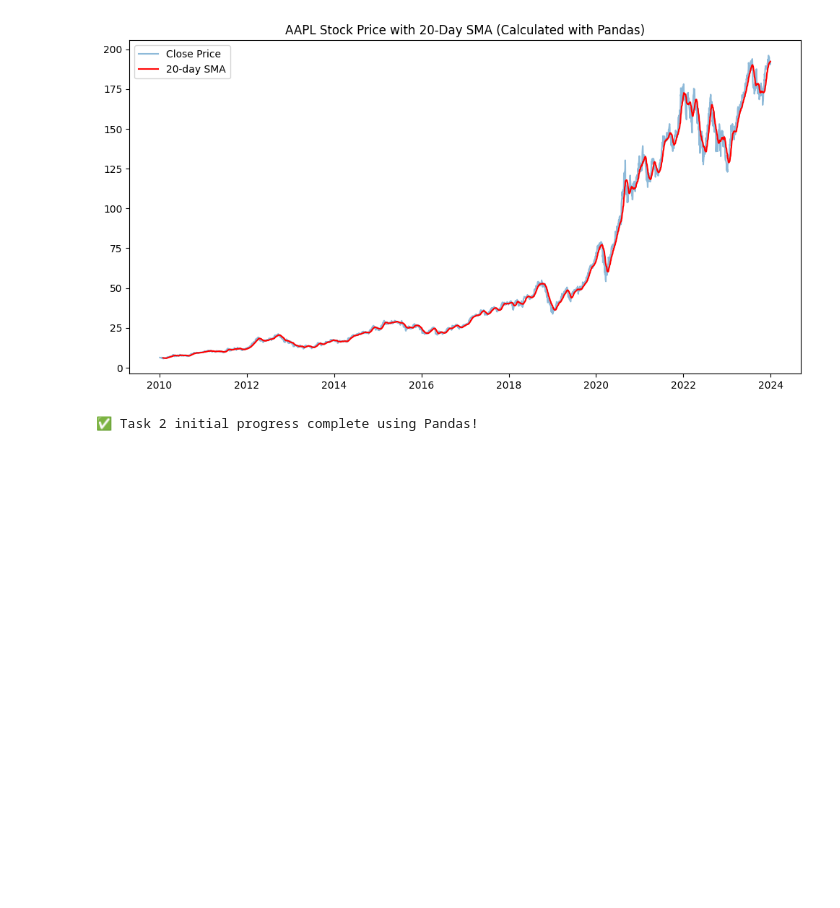
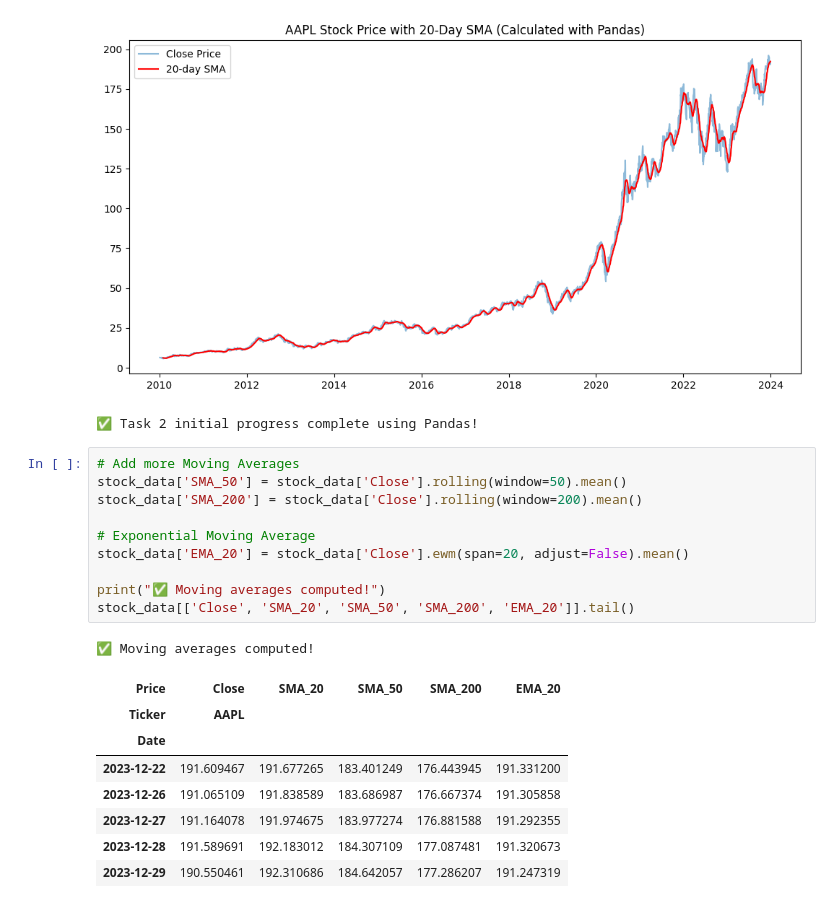
Before and after one commit to Samrawit-alemu/news-sentiment-analysis, a Jupyter notebook: notebooks/stock_analysis.ipynb, the cells around one changed output. Drawn from its saved outputs; the diff is of its cells as text; blank space fills up the shorter version.

```diff
--- a/notebooks/stock_analysis.ipynb
+++ b/notebooks/stock_analysis.ipynb
@@ -27,3 +27,23 @@ print("✅ Task 2 initial progress complete using Pandas!")
 [*********************100%***********************]  1 of 1 completed
 [figure]
 ✅ Task 2 initial progress complete using Pandas!
+# %%
+# Add more Moving Averages
+stock_data['SMA_50'] = stock_data['Close'].rolling(window=50).mean()
+stock_data['SMA_200'] = stock_data['Close'].rolling(window=200).mean()
+
+# Exponential Moving Average
+stock_data['EMA_20'] = stock_data['Close'].ewm(span=20, adjust=False).mean()
+
+print("✅ Moving averages computed!")
+stock_data[['Close', 'SMA_20', 'SMA_50', 'SMA_200', 'EMA_20']].tail()
+# %% [output]
+✅ Moving averages computed!
+| Price | Close | SMA_20 | SMA_50 | SMA_200 | EMA_20 |
+| Ticker | AAPL |  |  |  |  |
+| Date |  |  |  |  |  |
+| 2023-12-22 | 191.609467 | 191.677265 | 183.401249 | 176.443945 | 191.331200 |
+| 2023-12-26 | 191.065109 | 191.838589 | 183.686987 | 176.667374 | 191.305858 |
+| 2023-12-27 | 191.164078 | 191.974675 | 183.977274 | 176.881588 | 191.292355 |
+| 2023-12-28 | 191.589691 | 192.183012 | 184.307109 | 177.087481 | 191.320673 |
+| 2023-12-29 | 190.550461 | 192.310686 | 184.642057 | 177.286207 | 191.247319 |
```
Also changed, not shown: parts of 7 cells of this notebook.
